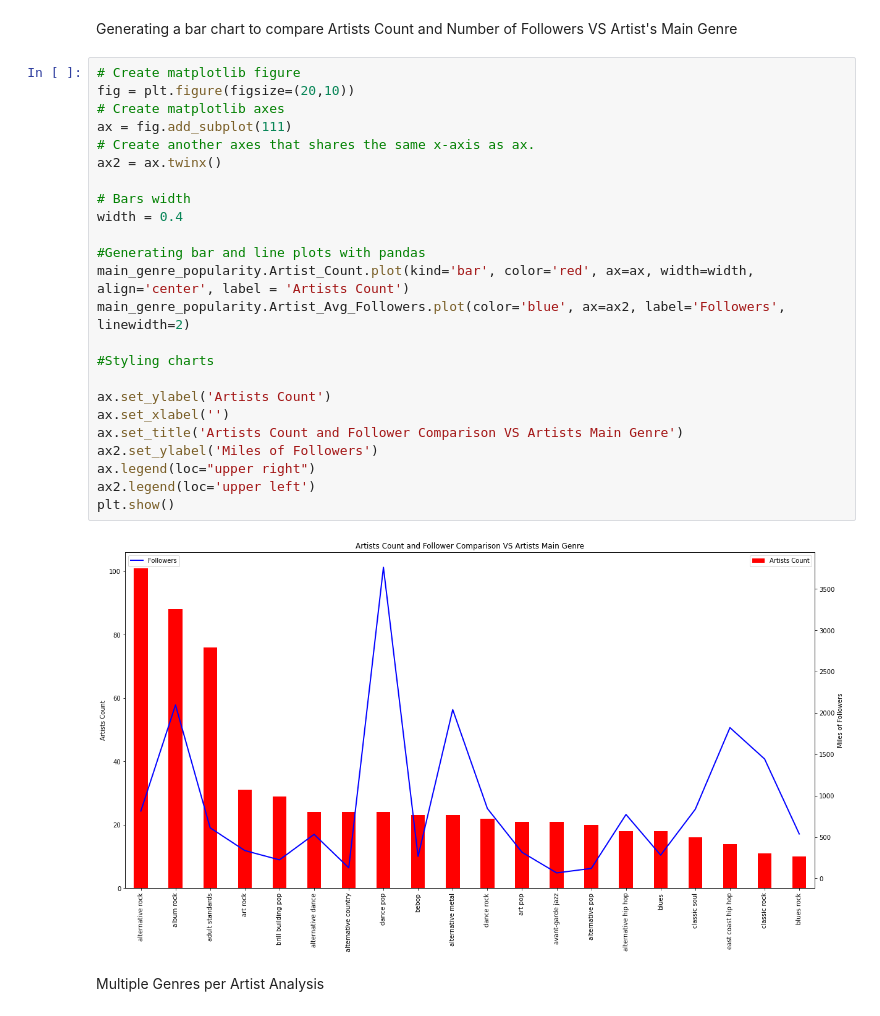
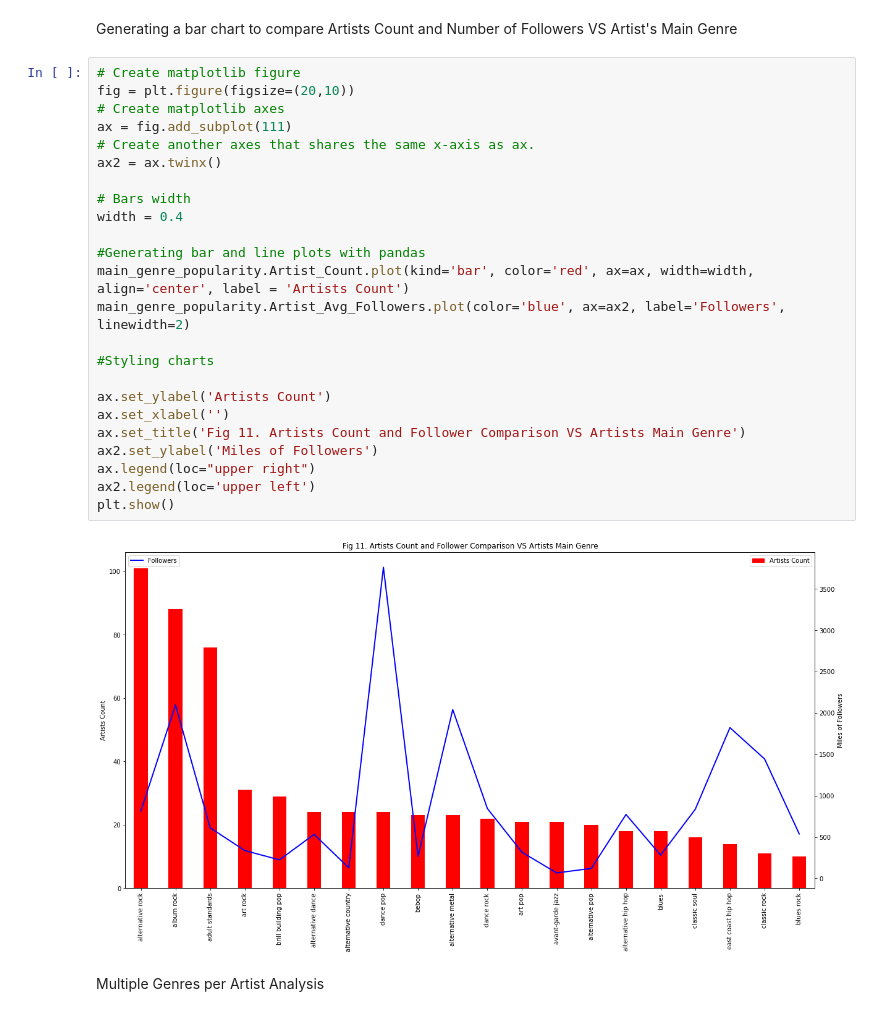
Before and after one commit to LievoisT/DataProject-Spotify, a Jupyter notebook: Chart_Analysis.ipynb, the cells around one changed output. Drawn from its saved outputs; the diff is of its cells as text.

```diff
--- a/Chart_Analysis.ipynb
+++ b/Chart_Analysis.ipynb
@@ -339,29 +339,29 @@ Generating a bar chart to compare Artists Count and Number of Followers VS Artis
 # %%
 # Create matplotlib figure
 fig = plt.figure(figsize=(20,10))
 # Create matplotlib axes
 ax = fig.add_subplot(111)
 # Create another axes that shares the same x-axis as ax.
 ax2 = ax.twinx()
 
 # Bars width
 width = 0.4
 
 #Generating bar and line plots with pandas
 main_genre_popularity.Artist_Count.plot(kind='bar', color='red', ax=ax, width=width, align='center', label = 'Artists Count')
 main_genre_popularity.Artist_Avg_Followers.plot(color='blue', ax=ax2, label='Followers', linewidth=2)
 
 #Styling charts
 
 ax.set_ylabel('Artists Count')
 ax.set_xlabel('')
-ax.set_title('Artists Count and Follower Comparison VS Artists Main Genre')
+ax.set_title('Fig 11. Artists Count and Follower Comparison VS Artists Main Genre')
 ax2.set_ylabel('Miles of Followers')
 ax.legend(loc="upper right")
 ax2.legend(loc='upper left')
 plt.show()
 # %% [output]
-[figure, old version]
+[figure, new version]
 # %% [markdown]
 Multiple Genres per Artist Analysis
 # %%
```
Also changed, not shown: parts of 9 cells of this notebook.
